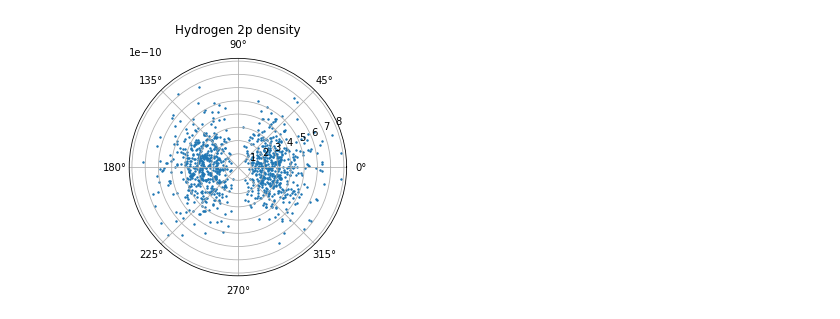
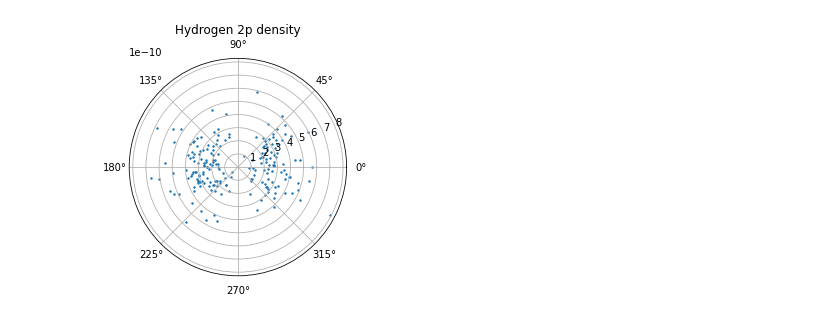
Before and after one commit to tsanden/orbitals, a Jupyter notebook: orbitals.ipynb, the cells around one changed output. Cells and saved outputs as stored; diff of their text form; code cells hidden in the pictures.

```diff
--- a/orbitals.ipynb
+++ b/orbitals.ipynb
@@ -1,6 +1,6 @@
 # %%
 import orbitals as orb
 # %%
-orb.plot_orbital(n=2,l=1,sample=1000,radius=15)
+orb.plot_orbital(n=2,l=1,sample=200,radius=15)
 # %% [output]
-[figure, old version]
+[figure, new version]
```
Also changed, not shown: 1 other file.
